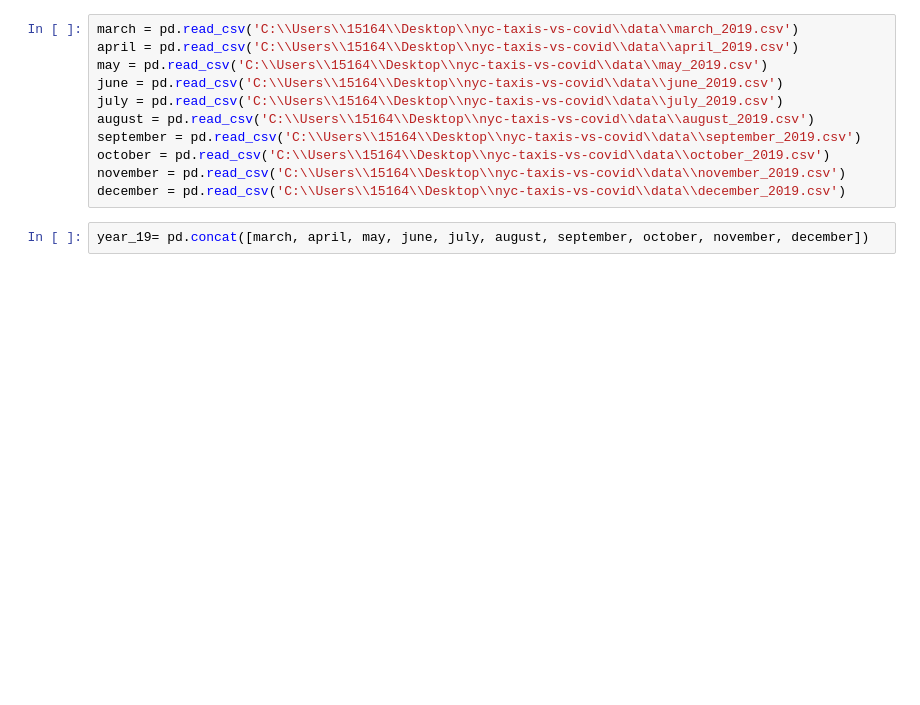
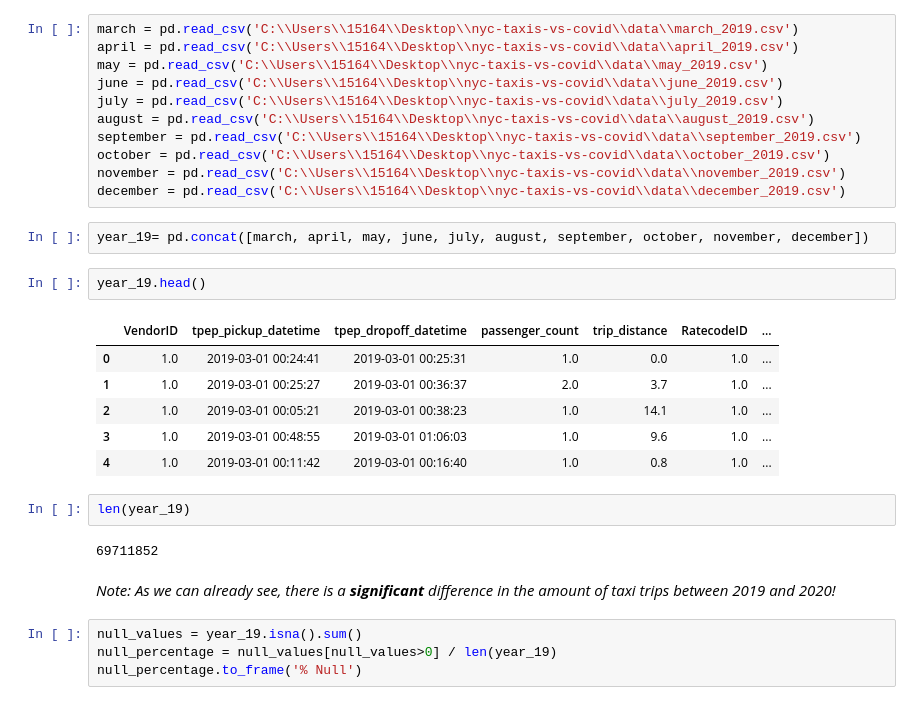
Before and after one commit to samtuleen/nyc-taxis-vs-covid, a Jupyter notebook: data_cleaning.ipynb, the cells around one changed output. Saved outputs shown, nothing was run; the diff lists cells and outputs as text; blank space fills up the shorter version.

```diff
--- a/data_cleaning.ipynb
+++ b/data_cleaning.ipynb
@@ -126,3 +126,22 @@ november = pd.read_csv('C:\\Users\\15164\\Desktop\\nyc-taxis-vs-covid\\data\\nov
 december = pd.read_csv('C:\\Users\\15164\\Desktop\\nyc-taxis-vs-covid\\data\\december_2019.csv')
 # %%
 year_19= pd.concat([march, april, may, june, july, august, september, october, november, december])
+# %%
+year_19.head()
+# %% [output]
+|  | VendorID | tpep_pickup_datetime | tpep_dropoff_datetime | passenger_count | trip_distance | RatecodeID | ... |
+| 0 | 1.0 | 2019-03-01 00:24:41 | 2019-03-01 00:25:31 | 1.0 | 0.0 | 1.0 | ... |
+| 1 | 1.0 | 2019-03-01 00:25:27 | 2019-03-01 00:36:37 | 2.0 | 3.7 | 1.0 | ... |
+| 2 | 1.0 | 2019-03-01 00:05:21 | 2019-03-01 00:38:23 | 1.0 | 14.1 | 1.0 | ... |
+| 3 | 1.0 | 2019-03-01 00:48:55 | 2019-03-01 01:06:03 | 1.0 | 9.6 | 1.0 | ... |
+| 4 | 1.0 | 2019-03-01 00:11:42 | 2019-03-01 00:16:40 | 1.0 | 0.8 | 1.0 | ... |
+# %%
+len(year_19)
+# %% [output]
+69711852
+# %% [markdown]
+*Note: As we can already see, there is a **significant** difference in the amount of taxi trips between 2019 and 2020!*
+# %%
+null_values = year_19.isna().sum()
+null_percentage = null_values[null_values>0] / len(year_19)
+null_percentage.to_frame('% Null')
```
